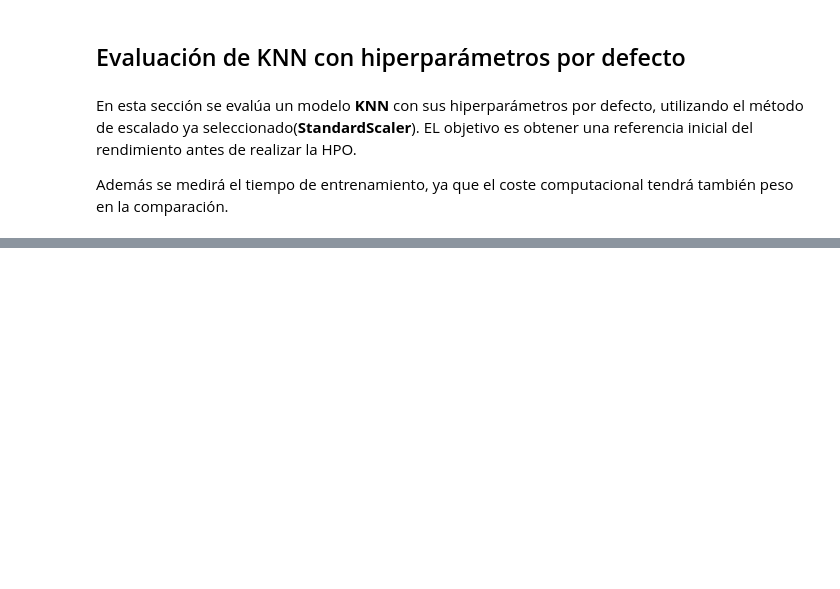
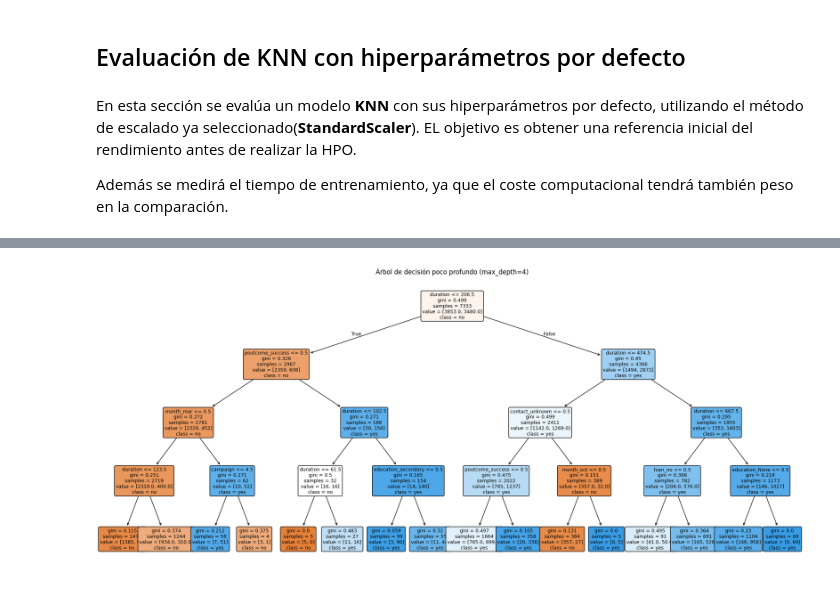
Before and after one commit to 100522401/P1_AA_100522396_100522401, a Jupyter notebook: notebooks/Cuaderno.ipynb, the cells around one changed output, grey strips where cells are left out. Saved outputs shown, nothing was run; the diff lists cells and outputs as text; code cells hidden in the pictures; blank space fills up the shorter version.

```diff
--- a/notebooks/Cuaderno.ipynb
+++ b/notebooks/Cuaderno.ipynb
@@ -568,0 +675,32 @@ Tiempo total CV: 1.8213 s
+# %%
+from sklearn.tree import plot_tree
+
+num_cols_train = X_train.select_dtypes(include=["number", "bool"]).columns.tolist()
+cat_cols_train = X_train.select_dtypes(include=["object", "category"]).columns.tolist()
+
+pipeline_tree_shallow = create_pipeline(
+    model=DecisionTreeClassifier(max_depth=4, random_state=SEED),
+    num_cols=num_cols_train,
+    cat_cols=cat_cols_train,
+    numeric_scaler=None
+)
+
+pipeline_tree_shallow.fit(X_train, y_train)
+
+preprocessor_fitted = pipeline_tree_shallow.named_steps["preprocessor"]
+cat_feature_names = preprocessor_fitted.named_transformers_["cat"].named_steps["onehot"].get_feature_names_out(cat_cols_train)
+feature_names = num_cols_train + list(cat_feature_names)
+
+plt.figure(figsize=(24, 10))
+plot_tree(
+    pipeline_tree_shallow.named_steps["classifier"],
+    feature_names=feature_names,
+    class_names=["no", "yes"],
+    filled=True,
+    rounded=True,
+    fontsize=9
+)
+plt.title("Árbol de decisión poco profundo (max_depth=4)")
+plt.show()
+# %% [output]
+[figure, added]
```
Also changed, not shown: parts of 7 cells of this notebook.
